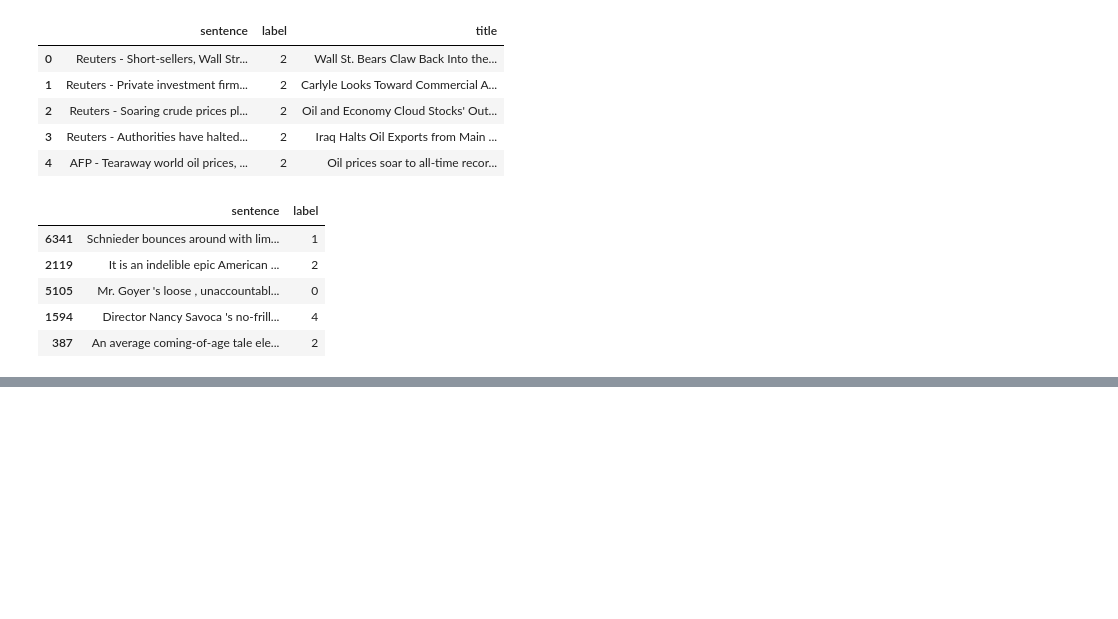
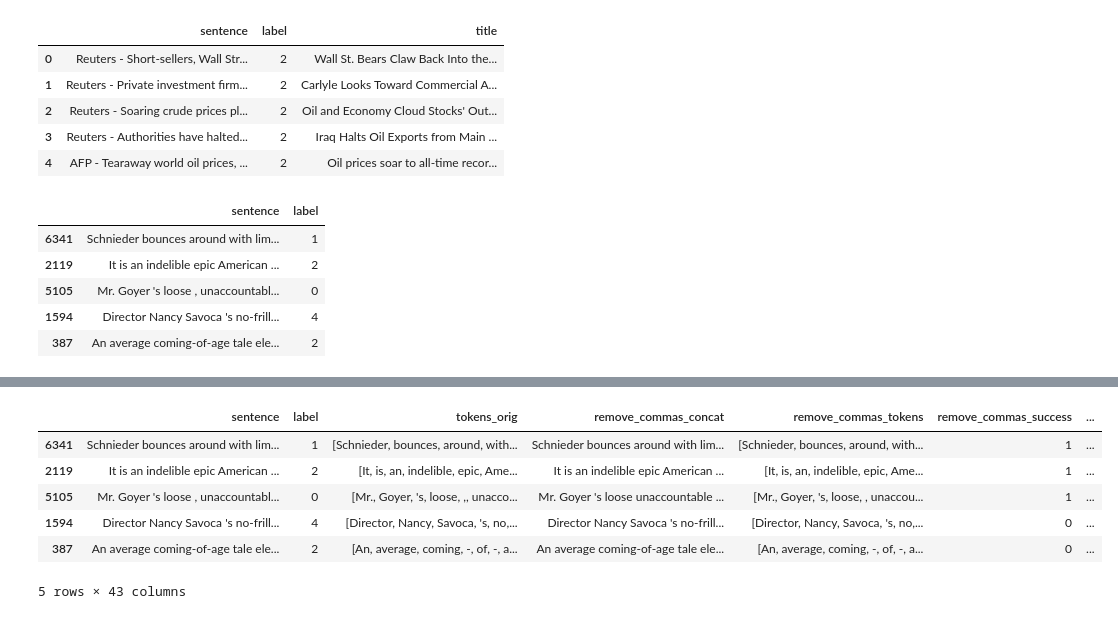
Before and after one commit to stevieg3/ucl-nlp-group-project, a Jupyter notebook: notebooks/code-demo/03-perturbations.ipynb, the cells around one changed output, grey strips where cells are left out. Cells and saved outputs as stored; diff of their text form; code cells hidden in the pictures; blank space fills up the shorter version.

Commit message:
Added bert code to notebook

```diff
--- a/notebooks/code-demo/03-perturbations.ipynb
+++ b/notebooks/code-demo/03-perturbations.ipynb
@@ -124,0 +142,22 @@ Name: sentence_change_last_name_tokens, Length: 1000, dtype: int64
+# %%
+tokenizer = BertTokenizer.from_pretrained('bert-base-uncased', do_lower_case=True)
+# %%
+%%time
+
+train_perturbations = add_perturbations(
+    df=train_subset,
+    tokenizer=tokenizer,
+    sentence_col_name='sentence',
+    perturbation_functions=[
+        remove_commas,
+        remove_all_punctuation,
+        switch_gender,
+        strip_trailing_punct,
+        add_typo,
+        change_first_name,
+        change_last_name,
+        change_location,
+        contraction,
+        swap_adjectives
+    ]
+)
@@ -124,0 +167,10 @@ Name: sentence_change_last_name_tokens, Length: 1000, dtype: int64
+# %%
+train_perturbations.head()
+# %% [output]
+|  | sentence | label | tokens_orig | remove_commas_concat | remove_commas_tokens | remove_commas_success | ... |
+| 6341 | Schnieder bounces around with lim... | 1 | [Schnieder, bounces, around, with... | Schnieder bounces around with lim... | [Schnieder, bounces, around, with... | 1 | ... |
+| 2119 | It is an indelible epic American ... | 2 | [It, is, an, indelible, epic, Ame... | It is an indelible epic American ... | [It, is, an, indelible, epic, Ame... | 1 | ... |
+| 5105 | Mr. Goyer 's loose , unaccountabl... | 0 | [Mr., Goyer, 's, loose, ,, unacco... | Mr. Goyer 's loose unaccountable ... | [Mr., Goyer, 's, loose, , unaccou... | 1 | ... |
+| 1594 | Director Nancy Savoca 's no-frill... | 4 | [Director, Nancy, Savoca, 's, no,... | Director Nancy Savoca 's no-frill... | [Director, Nancy, Savoca, 's, no,... | 0 | ... |
+| 387 | An average coming-of-age tale ele... | 2 | [An, average, coming, -, of, -, a... | An average coming-of-age tale ele... | [An, average, coming, -, of, -, a... | 0 | ... |
+5 rows × 43 columns
```
Also changed, not shown: parts of 15 cells of this notebook.
